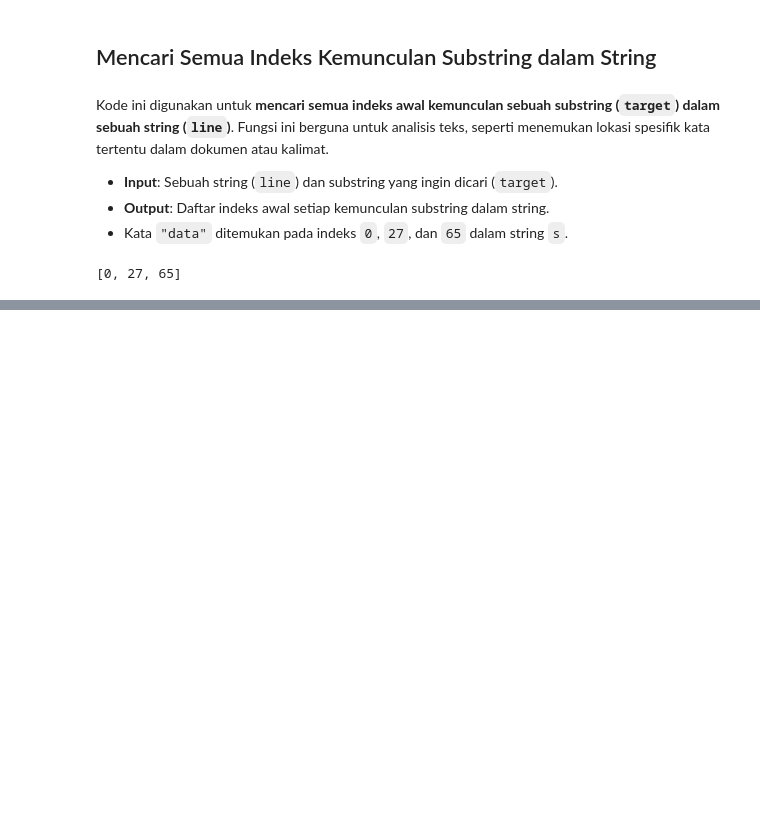
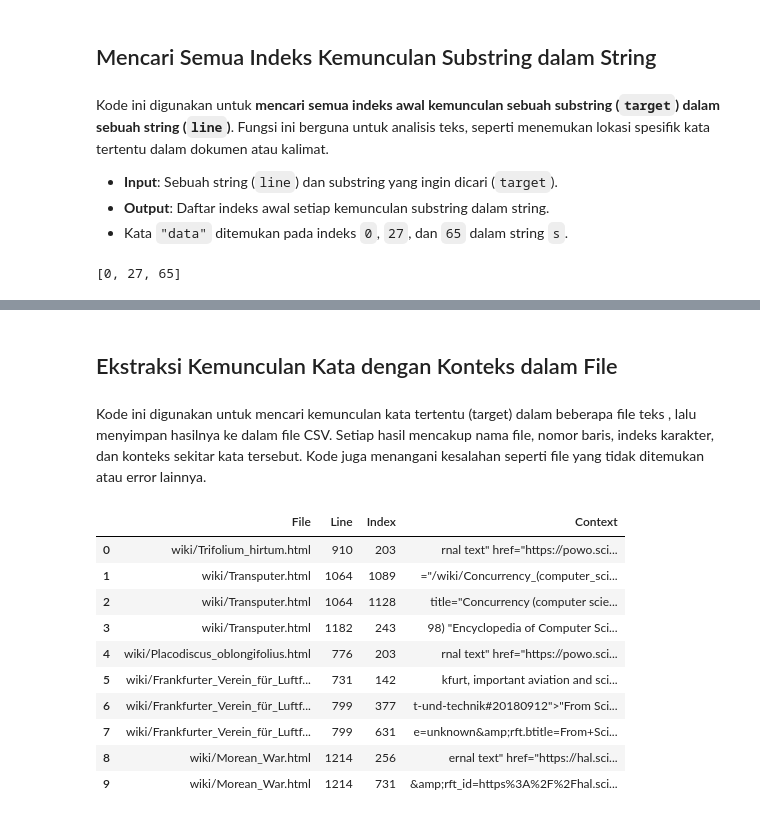
Before and after one commit to rezaldii/Analyzing-Wikipedia-Pages, a Jupyter notebook: Analyzing_Wikipedia_Pages.ipynb, the cells around one changed output, grey strips where cells are left out. Drawn from its saved outputs; the diff is of its cells as text; code cells hidden in the pictures; blank space fills up the shorter version.

```diff
--- a/Analyzing_Wikipedia_Pages.ipynb
+++ b/Analyzing_Wikipedia_Pages.ipynb
@@ -651,0 +752,4 @@ print(find_match_indexes(s, "data"))
+# %% [markdown]
+## Ekstraksi Kemunculan Kata dengan Konteks dalam File
+# %% [markdown]
+Kode ini digunakan untuk mencari kemunculan kata tertentu (target) dalam beberapa file teks , lalu menyimpan hasilnya ke dalam file CSV. Setiap hasil mencakup nama file, nomor baris, indeks karakter, dan konteks sekitar kata tersebut. Kode juga menangani kesalahan seperti file yang tidak ditemukan atau error lainnya.
@@ -651,0 +788,16 @@ print(find_match_indexes(s, "data"))
+# %%
+import pandas
+df = pandas.read_csv("results.csv")
+df.head(10)
+# %% [output]
+|  | File | Line | Index | Context |
+| 0 | wiki/Trifolium_hirtum.html | 910 | 203 | rnal text" href="https://powo.sci... |
+| 1 | wiki/Transputer.html | 1064 | 1089 | ="/wiki/Concurrency_(computer_sci... |
+| 2 | wiki/Transputer.html | 1064 | 1128 | title="Concurrency (computer scie... |
+| 3 | wiki/Transputer.html | 1182 | 243 | 98) "Encyclopedia of Computer Sci... |
+| 4 | wiki/Placodiscus_oblongifolius.html | 776 | 203 | rnal text" href="https://powo.sci... |
+| 5 | wiki/Frankfurter_Verein_für_Luftf... | 731 | 142 | kfurt, important aviation and sci... |
+| 6 | wiki/Frankfurter_Verein_für_Luftf... | 799 | 377 | t-und-technik#20180912">"From Sci... |
+| 7 | wiki/Frankfurter_Verein_für_Luftf... | 799 | 631 | e=unknown&amp;rft.btitle=From+Sci... |
+| 8 | wiki/Morean_War.html | 1214 | 256 | ernal text" href="https://hal.sci... |
+| 9 | wiki/Morean_War.html | 1214 | 731 | &amp;rft_id=https%3A%2F%2Fhal.sci... |
```
Also changed, not shown: parts of 32 cells of this notebook.
